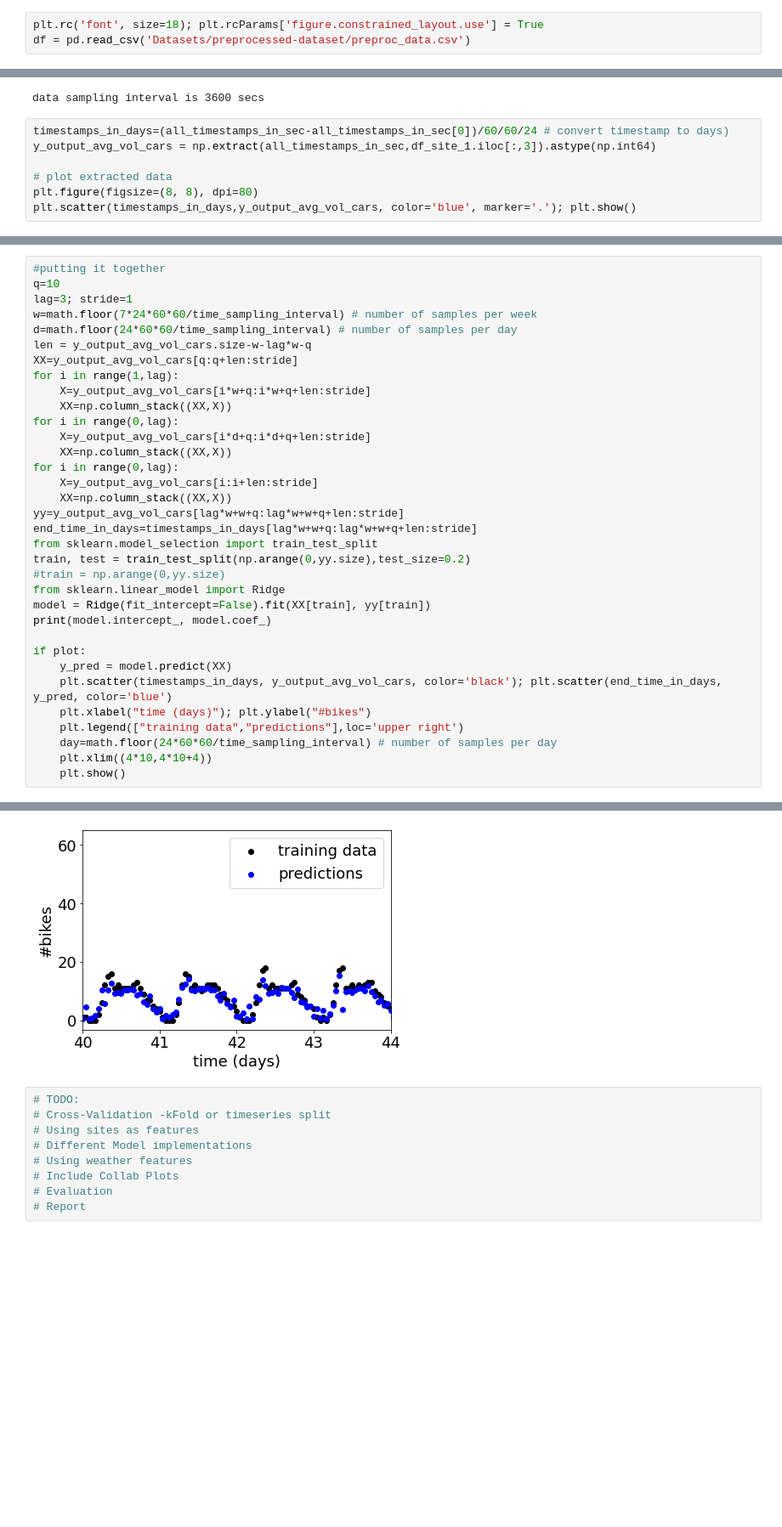
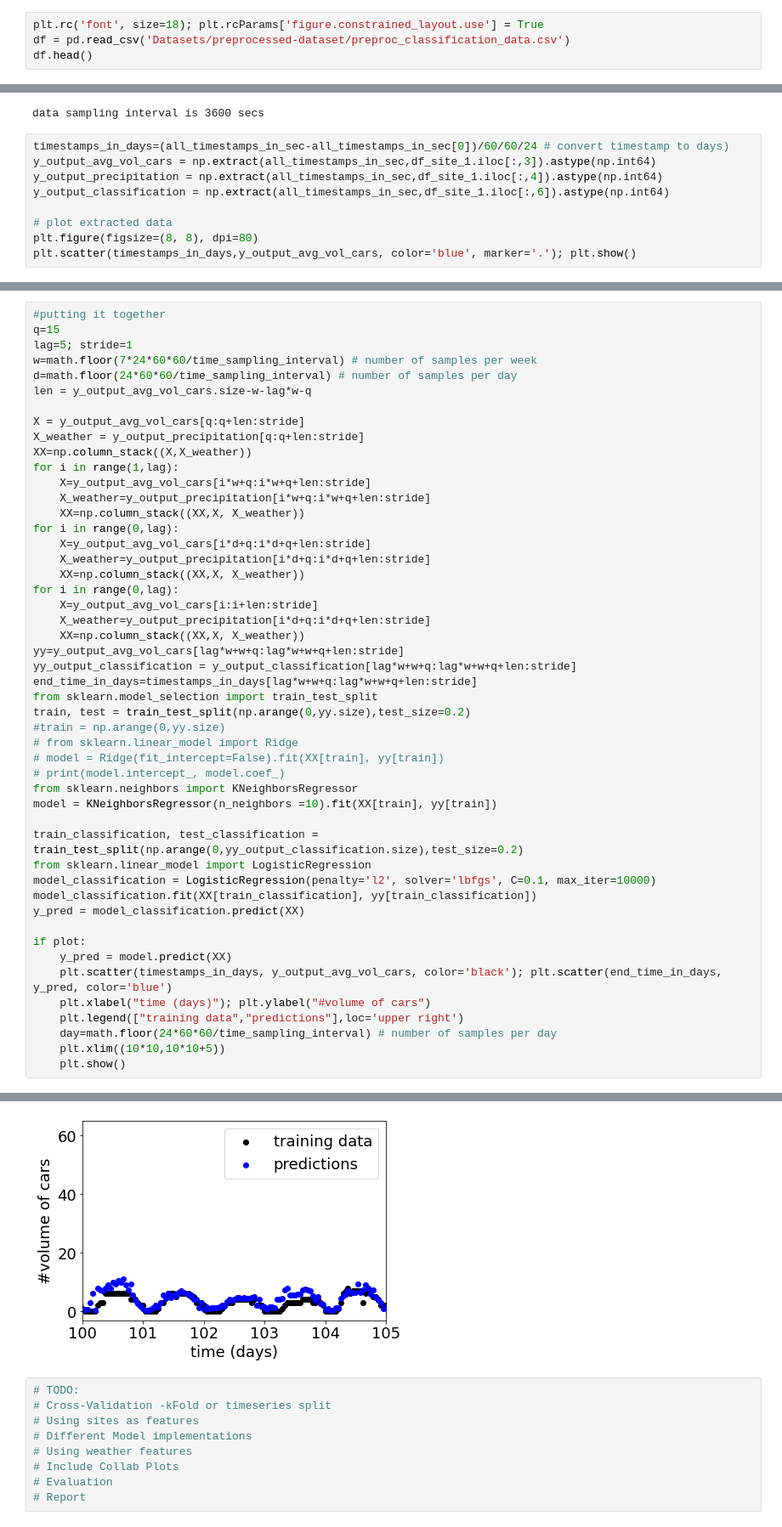
Before and after one commit to ashrivas99/traffic-prediction-dublin, a Jupyter notebook: timeSeriesFeatures.ipynb, the cells around one changed output, grey strips where cells are left out. Shown at 85% size. Saved outputs shown, nothing was run; the diff lists cells and outputs as text; blank space fills up the shorter version.

Commit message:
Models done

```diff
--- a/timeSeriesFeatures.ipynb
+++ b/timeSeriesFeatures.ipynb
@@ -5,4 +5,5 @@ import math, sys
 import matplotlib.pyplot as plt
 # %%
 plt.rc('font', size=18); plt.rcParams['figure.constrained_layout.use'] = True
-df = pd.read_csv('Datasets/preprocessed-dataset/preproc_data.csv')
+df = pd.read_csv('Datasets/preprocessed-dataset/preproc_classification_data.csv')
+df.head()
@@ -36,6 +44,8 @@ data sampling interval is 3600 secs
 # %%
 timestamps_in_days=(all_timestamps_in_sec-all_timestamps_in_sec[0])/60/60/24 # convert timestamp to days)
 y_output_avg_vol_cars = np.extract(all_timestamps_in_sec,df_site_1.iloc[:,3]).astype(np.int64)
+y_output_precipitation = np.extract(all_timestamps_in_sec,df_site_1.iloc[:,4]).astype(np.int64)
+y_output_classification = np.extract(all_timestamps_in_sec,df_site_1.iloc[:,6]).astype(np.int64)
 
 # plot extracted data
 plt.figure(figsize=(8, 8), dpi=80)
@@ -91,36 +104,51 @@ test_preds(q=w,dd=w,lag=3,plot=plot)
 [figure]
 # %%
 #putting it together
-q=10
-lag=3; stride=1
+q=15
+lag=5; stride=1
 w=math.floor(7*24*60*60/time_sampling_interval) # number of samples per week
 d=math.floor(24*60*60/time_sampling_interval) # number of samples per day
 len = y_output_avg_vol_cars.size-w-lag*w-q
-XX=y_output_avg_vol_cars[q:q+len:stride]
+
+X = y_output_avg_vol_cars[q:q+len:stride]
+X_weather = y_output_precipitation[q:q+len:stride]
+XX=np.column_stack((X,X_weather))
 for i in range(1,lag):
     X=y_output_avg_vol_cars[i*w+q:i*w+q+len:stride]
-    XX=np.column_stack((XX,X))
+    X_weather=y_output_precipitation[i*w+q:i*w+q+len:stride]
+    XX=np.column_stack((XX,X, X_weather))
 for i in range(0,lag):
     X=y_output_avg_vol_cars[i*d+q:i*d+q+len:stride]
-    XX=np.column_stack((XX,X))
+    X_weather=y_output_precipitation[i*d+q:i*d+q+len:stride]
+    XX=np.column_stack((XX,X, X_weather))
 for i in range(0,lag):
     X=y_output_avg_vol_cars[i:i+len:stride]
-    XX=np.column_stack((XX,X))
+    X_weather=y_output_precipitation[i*d+q:i*d+q+len:stride]
+    XX=np.column_stack((XX,X, X_weather))
 yy=y_output_avg_vol_cars[lag*w+w+q:lag*w+w+q+len:stride]
+yy_output_classification = y_output_classification[lag*w+w+q:lag*w+w+q+len:stride]
 end_time_in_days=timestamps_in_days[lag*w+w+q:lag*w+w+q+len:stride]
 from sklearn.model_selection import train_test_split
 train, test = train_test_split(np.arange(0,yy.size),test_size=0.2)
 #train = np.arange(0,yy.size)
-from sklearn.linear_model import Ridge
-model = Ridge(fit_intercept=False).fit(XX[train], yy[train])
-print(model.intercept_, model.coef_)
+# from sklearn.linear_model import Ridge
+# model = Ridge(fit_intercept=False).fit(XX[train], yy[train])
+# print(model.intercept_, model.coef_)
+from sklearn.neighbors import KNeighborsRegressor
+model = KNeighborsRegressor(n_neighbors =10).fit(XX[train], yy[train])
+
+train_classification, test_classification = train_test_split(np.arange(0,yy_output_classification.size),test_size=0.2)
+from sklearn.linear_model import LogisticRegression
+model_classification = LogisticRegression(penalty='l2', solver='lbfgs', C=0.1, max_iter=10000)
+model_classification.fit(XX[train_classification], yy[train_classification])
+y_pred = model_classification.predict(XX)
 
 if plot:
     y_pred = model.predict(XX)
     plt.scatter(timestamps_in_days, y_output_avg_vol_cars, color='black'); plt.scatter(end_time_in_days, y_pred, color='blue')
-    plt.xlabel("time (days)"); plt.ylabel("#bikes")
+    plt.xlabel("time (days)"); plt.ylabel("#volume of cars")
     plt.legend(["training data","predictions"],loc='upper right')
     day=math.floor(24*60*60/time_sampling_interval) # number of samples per day
-    plt.xlim((4*10,4*10+4))
+    plt.xlim((10*10,10*10+5))
     plt.show()
 # %% [output]
@@ -130,4 +155,4 @@ if plot:
-[figure, old version]
+[figure, new version]
 # %%
 # TODO:
 # Cross-Validation -kFold or timeseries split
```
Also changed, not shown: parts of 6 cells of this notebook, 3 other files.
